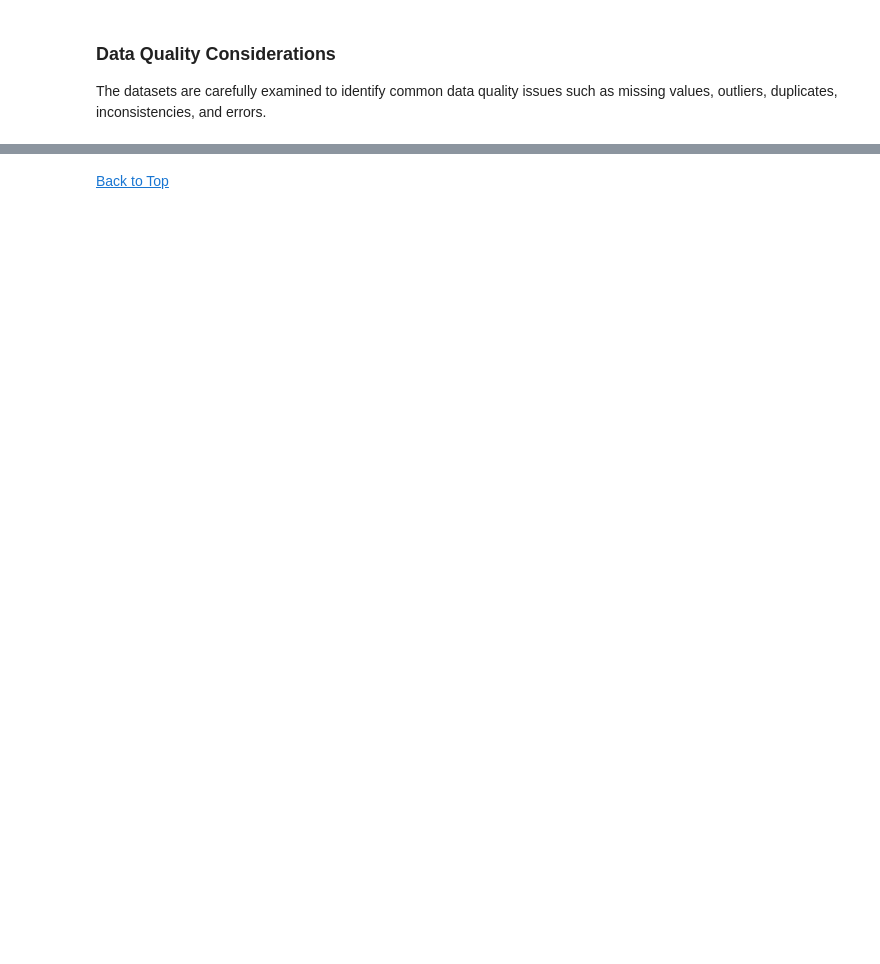
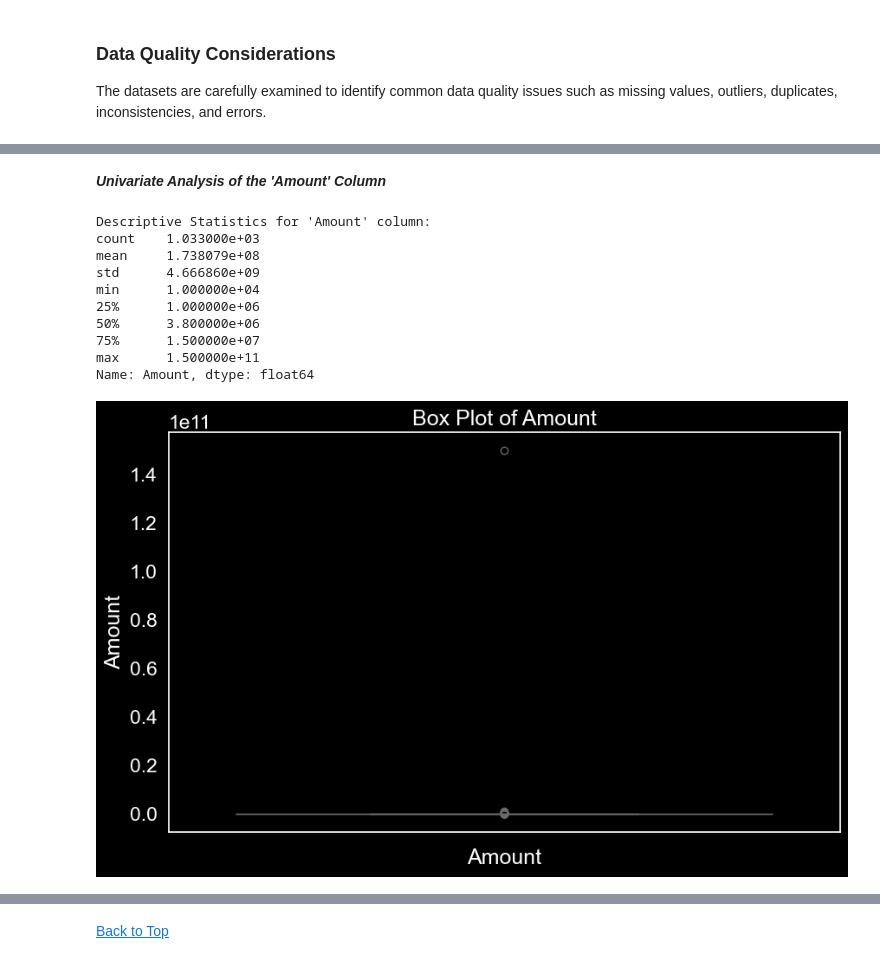
Before and after one commit to ganing12/LP1_Data_Analytics_Project, a Jupyter notebook: Notebook/LP1_Data_Analytics_Project.ipynb, the cells around one changed output, grey strips where cells are left out. Saved outputs shown, nothing was run; the diff lists cells and outputs as text; code cells hidden in the pictures; blank space fills up the shorter version.

```diff
--- a/Notebook/LP1_Data_Analytics_Project.ipynb
+++ b/Notebook/LP1_Data_Analytics_Project.ipynb
@@ -438,0 +1323,9 @@ Verify that all integrated data follows the standardized formats and labelling c
+# %%
+# Remove duplicate rows based on the first 8 columns, keeping the last occurrence
+cl_df2021.drop_duplicates(subset=cl_df2021.columns[0:8], inplace=True, ignore_index=True, keep='last')
+
+# Display info of Data Frame
+cl_df2021.info()
+
+# Display the first 5 rows of the DataFrame
+cl_df2021.head()
@@ -438,0 +1380,19 @@ Verify that all integrated data follows the standardized formats and labelling c
+# %%
+# Define a function to convert string to float or NaN if not convertible
+def convert_to_float(value):
+    try:
+        return float(value)
+    except ValueError:
+        return np.nan
+
+# Apply the function to each element in the "Amount" column
+cl_df2021['Amount'] = cl_df2021['Amount'].apply(lambda x: convert_to_float(re.sub(r'[^\d.]', '', str(x))))
+
+# Check the data type of the "Amount" column
+print("Data type of 'Amount' column after conversion:", cl_df2021['Amount'].dtype)
+
+# Print some information about the "Amount" column
+print("\nNumber of NaN values in 'Amount' column:", cl_df2021['Amount'].isna().sum())
+print("\nUnique values in 'Amount' column:", len(cl_df2021['Amount'].unique()))
+print()
+print(cl_df2021['Amount'].unique())
@@ -438,0 +1417,30 @@ Verify that all integrated data follows the standardized formats and labelling c
+# %% [markdown]
+***Univariate Analysis of the 'Amount' Column***
+# %%
+# Descriptive Statistics
+print("Descriptive Statistics for 'Amount' column:")
+print(cl_df2021['Amount'].describe())
+
+# set theme
+sns.set_theme(style="dark", palette="dark", font="sans-serif", font_scale=1.5)
+plt.style.use("dark_background")
+custom_palette = ["cyan", "magenta", "yellow"]
+
+# Box Plot
+plt.figure(figsize=(10, 6))
+sns.boxplot(y=cl_df2021['Amount'])
+plt.title('Box Plot of Amount')
+plt.xlabel('Amount')
+plt.show()
+# %% [output]
+Descriptive Statistics for 'Amount' column:
+count    1.033000e+03
+mean     1.738079e+08
+std      4.666860e+09
+min      1.000000e+04
+25%      1.000000e+06
+50%      3.800000e+06
+75%      1.500000e+07
+max      1.500000e+11
+Name: Amount, dtype: float64
+[figure, added]
```
Also changed, not shown: parts of 48 cells of this notebook, 2 other files.
